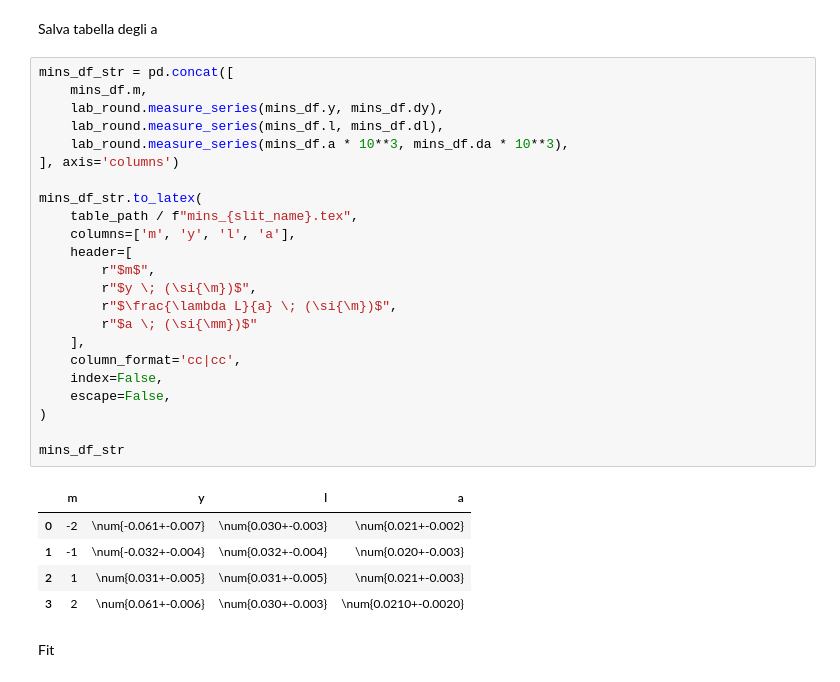
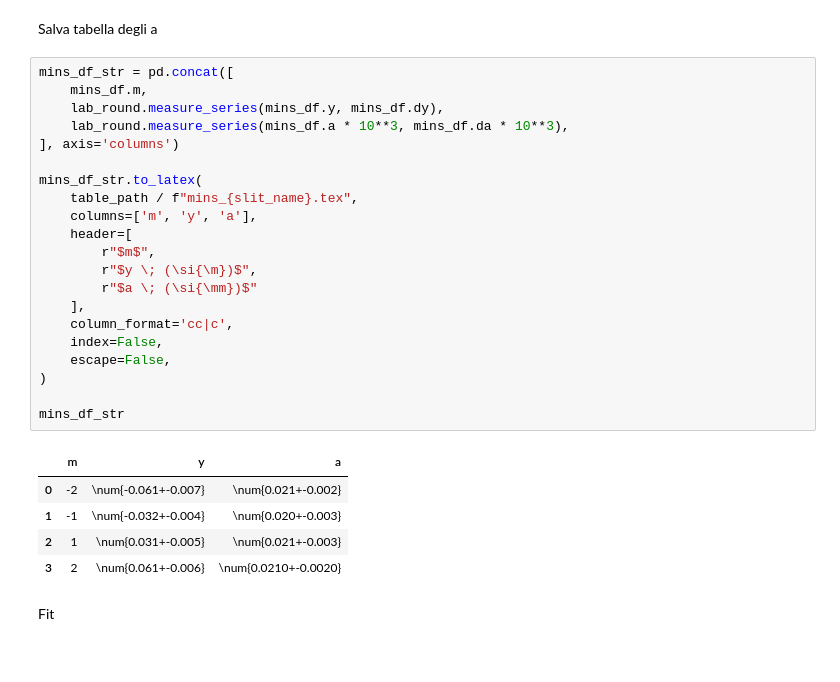
Before and after one commit to Vayxen/Lab2-Ottica-1, a Jupyter notebook: code/slit_0.02.ipynb, the cells around one changed output. Drawn from its saved outputs; the diff is of its cells as text.

```diff
--- a/code/slit_0.02.ipynb
+++ b/code/slit_0.02.ipynb
@@ -152,32 +152,30 @@ Salva tabella degli a
 # %%
 mins_df_str = pd.concat([
     mins_df.m,
     lab_round.measure_series(mins_df.y, mins_df.dy),
-    lab_round.measure_series(mins_df.l, mins_df.dl),
     lab_round.measure_series(mins_df.a * 10**3, mins_df.da * 10**3),
 ], axis='columns')
 
 mins_df_str.to_latex(
     table_path / f"mins_{slit_name}.tex",
-    columns=['m', 'y', 'l', 'a'],
+    columns=['m', 'y', 'a'],
     header=[
         r"$m$",
         r"$y \; (\si{\m})$",
-        r"$\frac{\lambda L}{a} \; (\si{\m})$",
         r"$a \; (\si{\mm})$"
     ],
-    column_format='cc|cc',
+    column_format='cc|c',
     index=False,
     escape=False,
 )
 
 mins_df_str
 # %% [output]
-|  | m | y | l | a |
-| 0 | -2 | \num{-0.061+-0.007} | \num{0.030+-0.003} | \num{0.021+-0.002} |
-| 1 | -1 | \num{-0.032+-0.004} | \num{0.032+-0.004} | \num{0.020+-0.003} |
-| 2 | 1 | \num{0.031+-0.005} | \num{0.031+-0.005} | \num{0.021+-0.003} |
-| 3 | 2 | \num{0.061+-0.006} | \num{0.030+-0.003} | \num{0.0210+-0.0020} |
+|  | m | y | a |
+| 0 | -2 | \num{-0.061+-0.007} | \num{0.021+-0.002} |
+| 1 | -1 | \num{-0.032+-0.004} | \num{0.020+-0.003} |
+| 2 | 1 | \num{0.031+-0.005} | \num{0.021+-0.003} |
+| 3 | 2 | \num{0.061+-0.006} | \num{0.0210+-0.0020} |
 # %% [markdown]
 Fit
 # %%
```
Also changed, not shown: 7 other files.
